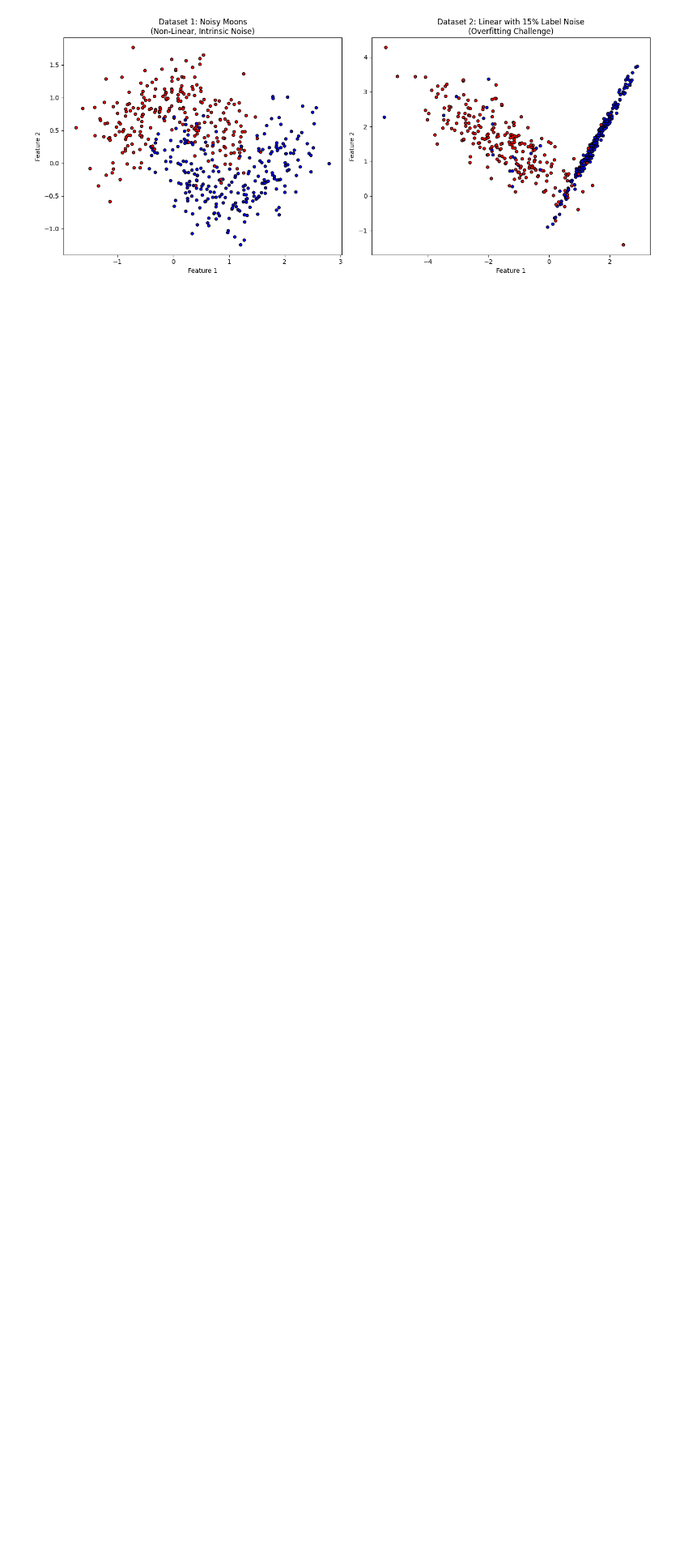
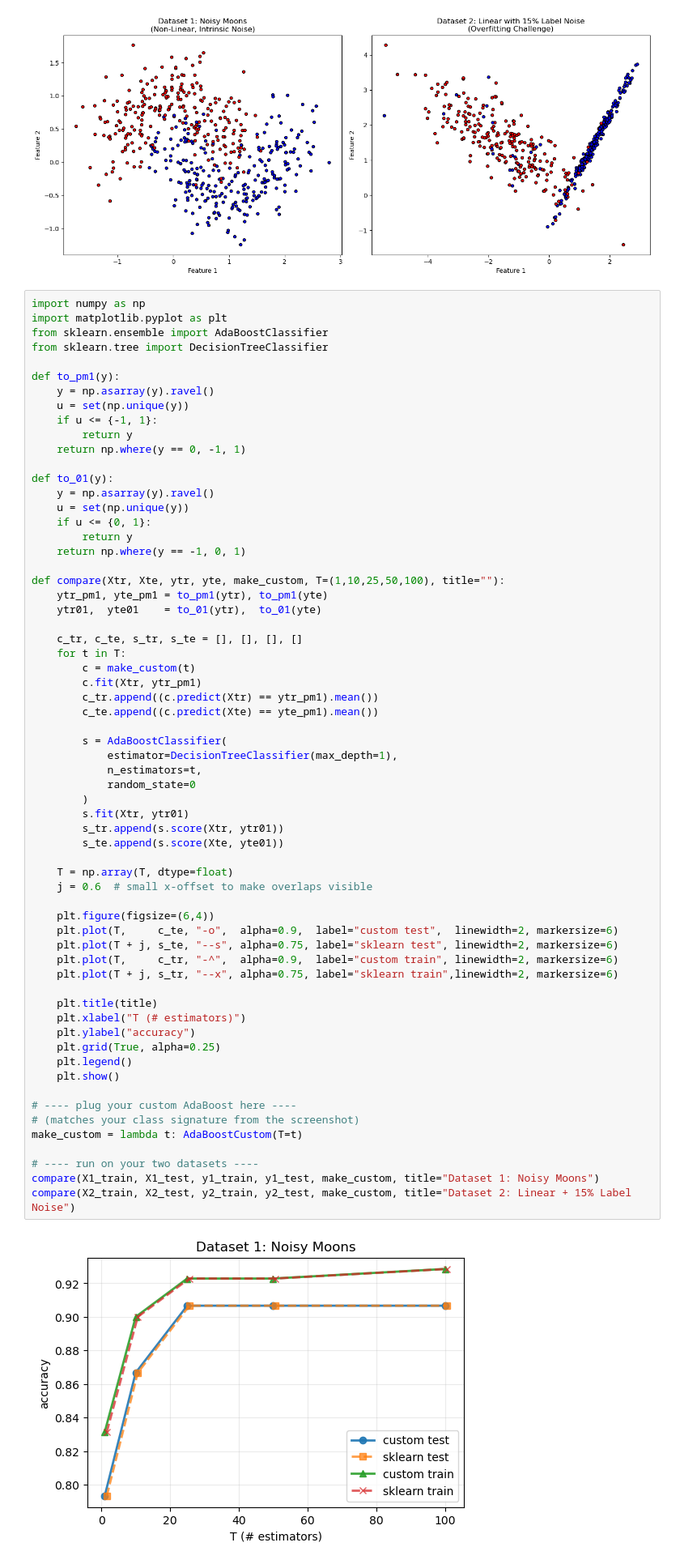
Before and after one commit to shaharshvili15/hw2, a Jupyter notebook: 3945_2026A_HW2_Boosting.ipynb, the cells around one changed output. Shown: that part at 81% size. Saved outputs shown, nothing was run; the diff lists cells and outputs as text; blank space fills up the shorter version.

```diff
--- a/3945_2026A_HW2_Boosting.ipynb
+++ b/3945_2026A_HW2_Boosting.ipynb
@@ -589,3 +589,68 @@ plt.tight_layout()
 plt.show()
 # %% [output]
 [figure]
+# %%
+import numpy as np
+import matplotlib.pyplot as plt
+from sklearn.ensemble import AdaBoostClassifier
+from sklearn.tree import DecisionTreeClassifier
+
+def to_pm1(y):
+    y = np.asarray(y).ravel()
+    u = set(np.unique(y))
+    if u <= {-1, 1}:
+        return y
+    return np.where(y == 0, -1, 1)
+
+def to_01(y):
+    y = np.asarray(y).ravel()
+    u = set(np.unique(y))
+    if u <= {0, 1}:
+        return y
+    return np.where(y == -1, 0, 1)
+
+def compare(Xtr, Xte, ytr, yte, make_custom, T=(1,10,25,50,100), title=""):
+    ytr_pm1, yte_pm1 = to_pm1(ytr), to_pm1(yte)
+    ytr01,  yte01    = to_01(ytr),  to_01(yte)
+
+    c_tr, c_te, s_tr, s_te = [], [], [], []
+    for t in T:
+        c = make_custom(t)
+        c.fit(Xtr, ytr_pm1)
+        c_tr.append((c.predict(Xtr) == ytr_pm1).mean())
+        c_te.append((c.predict(Xte) == yte_pm1).mean())
+
+        s = AdaBoostClassifier(
+            estimator=DecisionTreeClassifier(max_depth=1),
+            n_estimators=t,
+            random_state=0
+        )
+        s.fit(Xtr, ytr01)
+        s_tr.append(s.score(Xtr, ytr01))
+        s_te.append(s.score(Xte, yte01))
+
+    T = np.array(T, dtype=float)
+    j = 0.6  # small x-offset to make overlaps visible
+
+    plt.figure(figsize=(6,4))
+    plt.plot(T,     c_te, "-o",  alpha=0.9,  label="custom test",  linewidth=2, markersize=6)
+    plt.plot(T + j, s_te, "--s", alpha=0.75, label="sklearn test", linewidth=2, markersize=6)
+    plt.plot(T,     c_tr, "-^",  alpha=0.9,  label="custom train", linewidth=2, markersize=6)
+    plt.plot(T + j, s_tr, "--x", alpha=0.75, label="sklearn train",linewidth=2, markersize=6)
+
+    plt.title(title)
+    plt.xlabel("T (# estimators)")
+    plt.ylabel("accuracy")
+    plt.grid(True, alpha=0.25)
+    plt.legend()
+    plt.show()
+
+# ---- plug your custom AdaBoost here ----
+# (matches your class signature from the screenshot)
+make_custom = lambda t: AdaBoostCustom(T=t)
+
+# ---- run on your two datasets ----
+compare(X1_train, X1_test, y1_train, y1_test, make_custom, title="Dataset 1: Noisy Moons")
+compare(X2_train, X2_test, y2_train, y2_test, make_custom, title="Dataset 2: Linear + 15% Label Noise")
+# %% [output]
+[figure, added]
```
Also changed, not shown: parts of 5 cells of this notebook.
